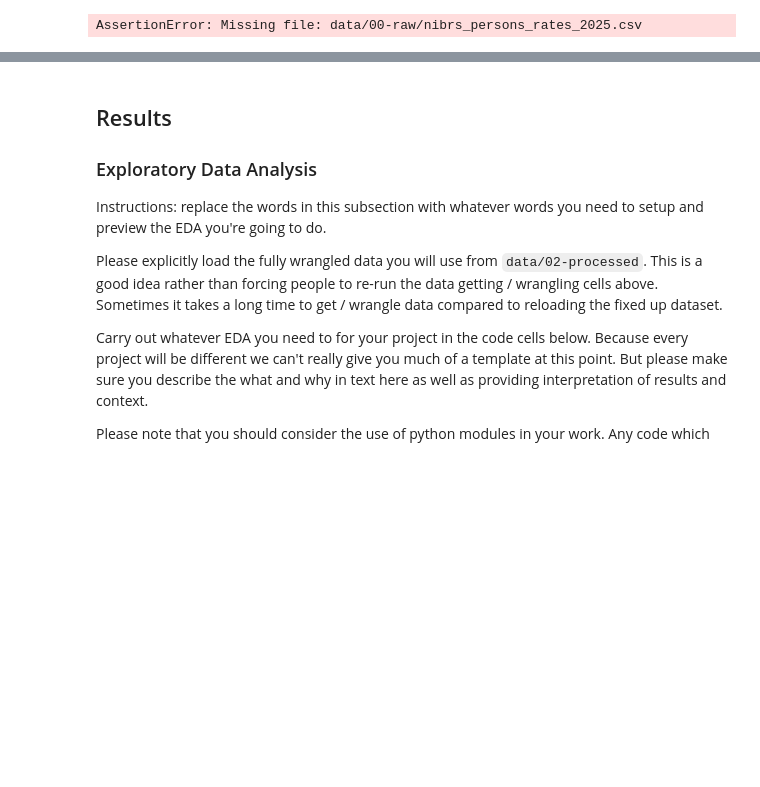
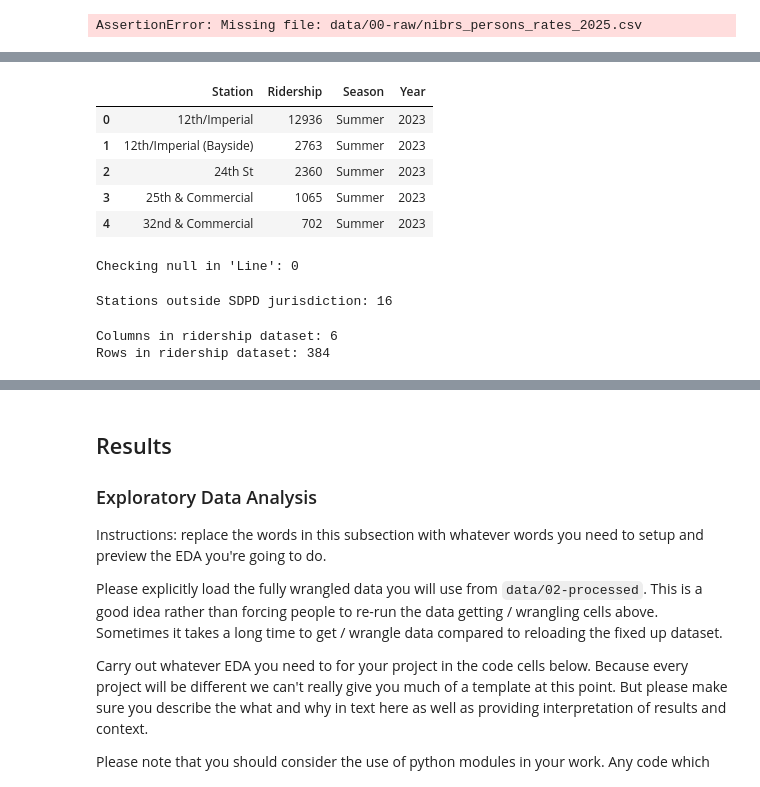
Before and after one commit to COGS108/Group022_WI26, a Jupyter notebook: 02-EDACheckpoint.ipynb, the cells around one changed output, grey strips where cells are left out. Saved outputs shown, nothing was run; the diff lists cells and outputs as text; code cells hidden in the pictures; blank space fills up the shorter version.

```diff
--- a/02-EDACheckpoint.ipynb
+++ b/02-EDACheckpoint.ipynb
@@ -485,0 +635,9 @@ print(f'Data successfully saved to "{full_path}"')
+# %%
+clean_ridership_df.head()
+# %% [output]
+|  | Station | Ridership | Season | Year |
+| 0 | 12th/Imperial | 12936 | Summer | 2023 |
+| 1 | 12th/Imperial (Bayside) | 2763 | Summer | 2023 |
+| 2 | 24th St | 2360 | Summer | 2023 |
+| 3 | 25th & Commercial | 1065 | Summer | 2023 |
+| 4 | 32nd & Commercial | 702 | Summer | 2023 |
@@ -485,0 +696,4 @@ print(f'Data successfully saved to "{full_path}"')
+# %%
+print(f"Checking null in 'Line': {clean_ridership_df['Line'].isna().sum()}")
+# %% [output]
+Checking null in 'Line': 0
@@ -485,0 +720,14 @@ print(f'Data successfully saved to "{full_path}"')
+# %%
+# Mapping
+clean_ridership_df['Neighborhood'] = clean_ridership_df['Station'].map(neighborhood_mapper)
+
+out_of_range_count = clean_ridership_df.loc[clean_ridership_df['Neighborhood'].isna(), 'Station'].nunique()
+print(f'Stations outside SDPD jurisdiction: {out_of_range_count}')
+# %% [output]
+Stations outside SDPD jurisdiction: 16
+# %%
+print(f'Columns in ridership dataset: {clean_ridership_df.shape[1]}')
+print(f'Rows in ridership dataset: {clean_ridership_df.shape[0]}')
+# %% [output]
+Columns in ridership dataset: 6
+Rows in ridership dataset: 384
```
Also changed, not shown: parts of 30 cells of this notebook.
